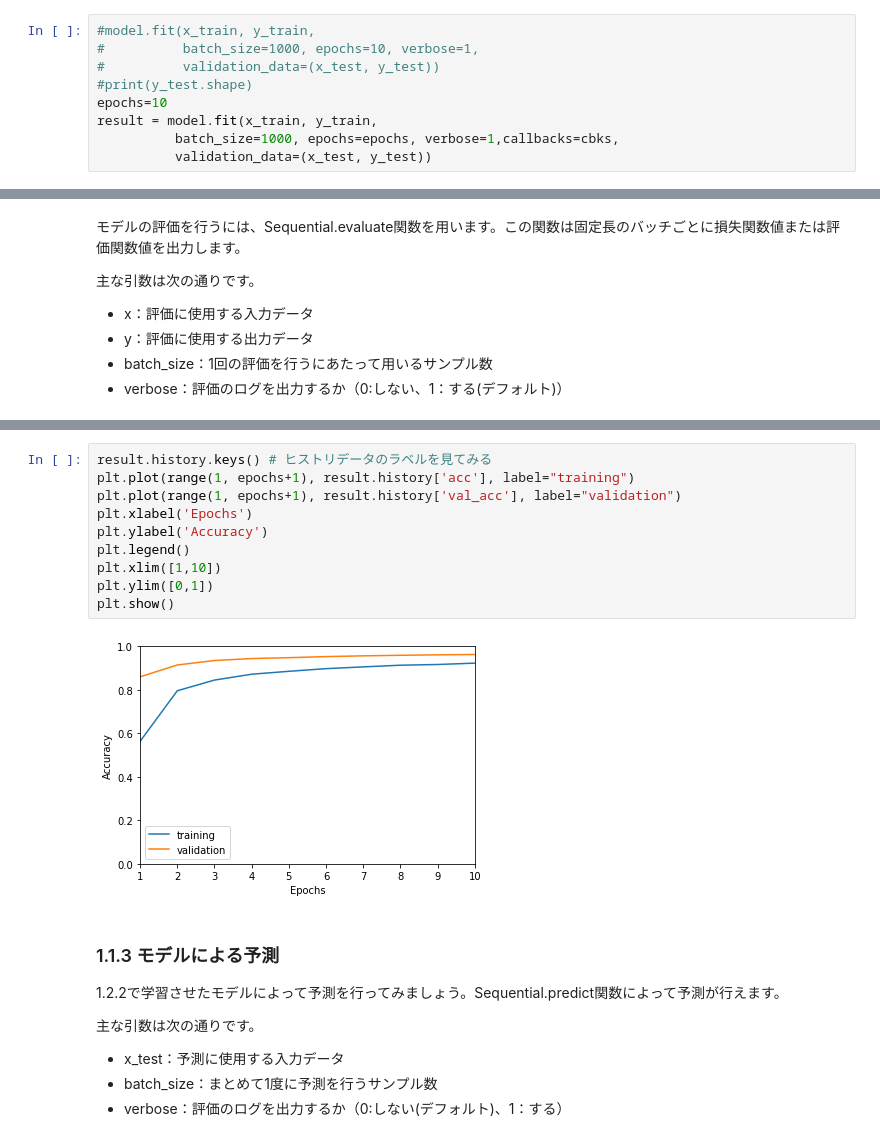
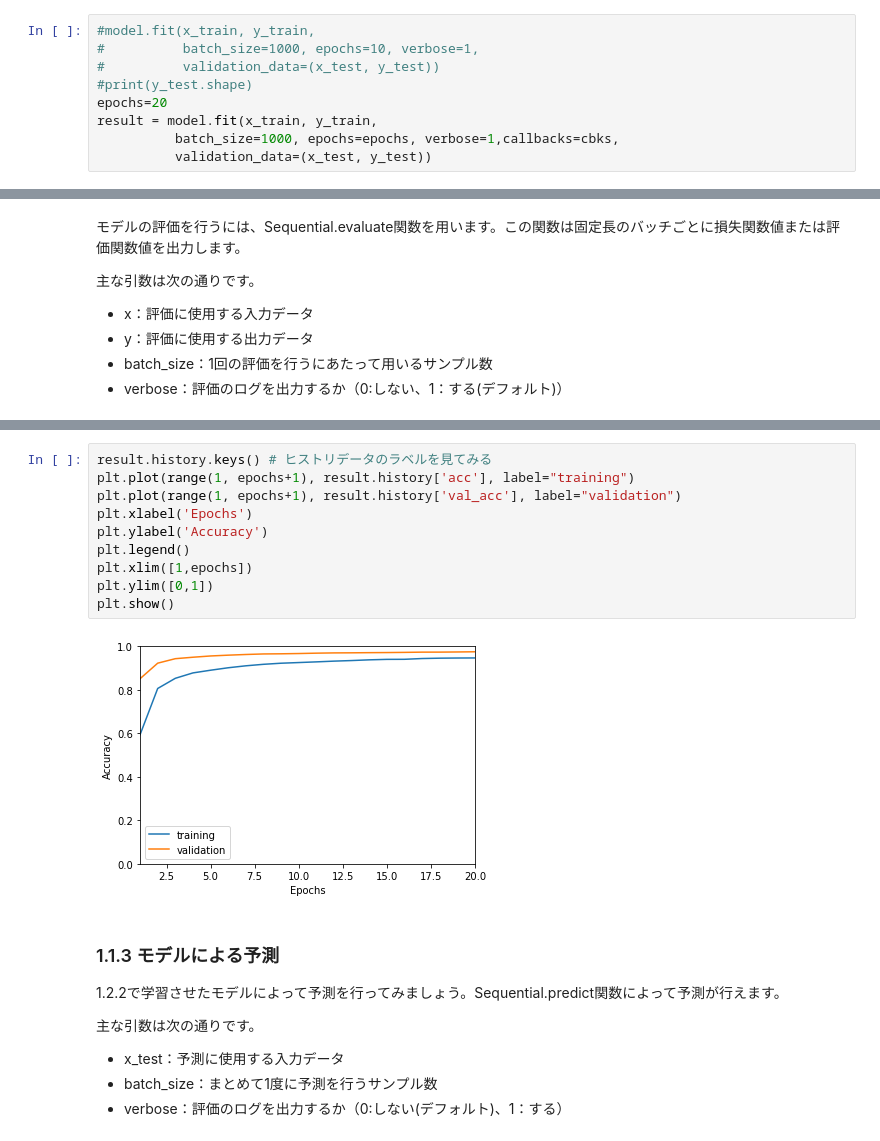
Before and after one commit to scpepper69/dl4us, a Jupyter notebook: lesson1/lesson1_sec1_exercise_mod.ipynb, the cells around one changed output, grey strips where cells are left out. Saved outputs shown, nothing was run; the diff lists cells and outputs as text.

```diff
--- a/lesson1/lesson1_sec1_exercise_mod.ipynb
+++ b/lesson1/lesson1_sec1_exercise_mod.ipynb
@@ -299,7 +299,7 @@ _________________________________________________________________
 #          batch_size=1000, epochs=10, verbose=1,
 #          validation_data=(x_test, y_test))
 #print(y_test.shape)
-epochs=10
+epochs=20
 result = model.fit(x_train, y_train,
           batch_size=1000, epochs=epochs, verbose=1,callbacks=cbks,
           validation_data=(x_test, y_test))
@@ -340,15 +340,15 @@ Test accuracy: 0.9626
 # %%
 result.history.keys() # ヒストリデータのラベルを見てみる
 plt.plot(range(1, epochs+1), result.history['acc'], label="training")
 plt.plot(range(1, epochs+1), result.history['val_acc'], label="validation")
 plt.xlabel('Epochs')
 plt.ylabel('Accuracy')
 plt.legend()
-plt.xlim([1,10])
+plt.xlim([1,epochs])
 plt.ylim([0,1])
 plt.show()
 # %% [output]
-[figure, old version]
+[figure, new version]
 # %% [markdown]
 ### 1.1.3 モデルによる予測
 
```
Also changed, not shown: parts of 7 cells of this notebook.
